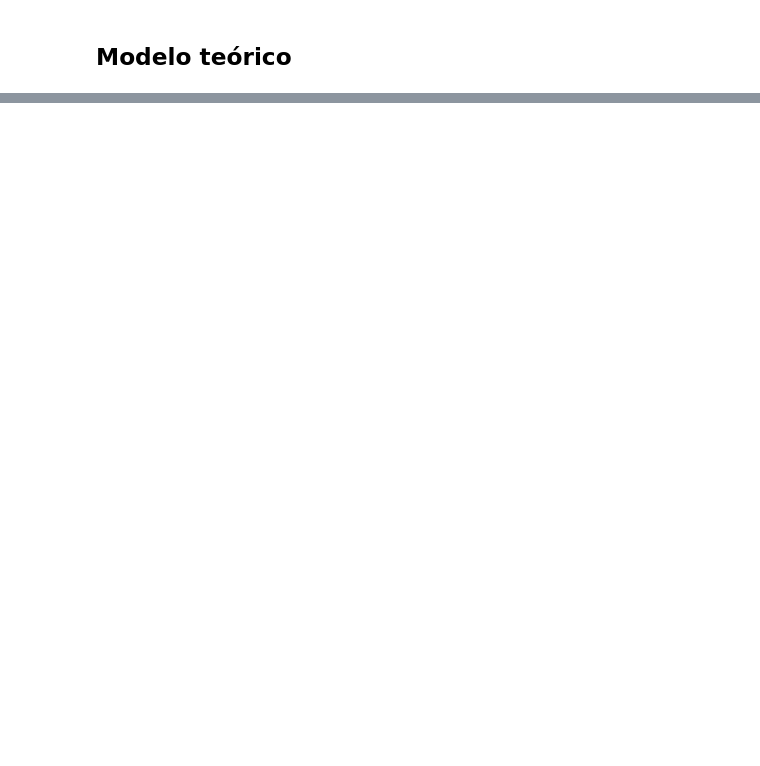
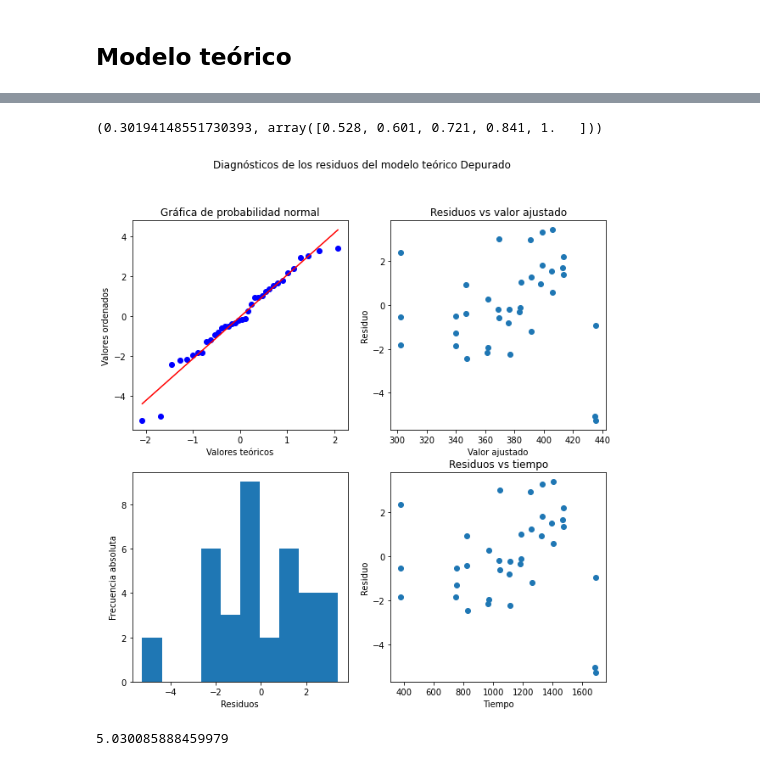
Before and after one commit to plasmallan/an-lisis_procesos_ii, a Jupyter notebook: Proyecto Grupal/Grupo 3 - Proyecto Grupal.ipynb, the cells around one changed output, grey strips where cells are left out. Cells and saved outputs as stored; diff of their text form; code cells hidden in the pictures; blank space fills up the shorter version.

```diff
--- a/Proyecto Grupal/Grupo 3 - Proyecto Grupal.ipynb
+++ b/Proyecto Grupal/Grupo 3 - Proyecto Grupal.ipynb
@@ -554,0 +574,30 @@ array([[   5.  ,  458.  ,  318.95],
+# %%
+anderson(residuosTeórico,dist='norm').statistic,anderson(residuosTeórico,dist='norm').critical_values
+# %% [output]
+(0.30194148551730393, array([0.528, 0.601, 0.721, 0.841, 1.   ]))
+# %%
+fig4,((ax1,ax2),(ax3,ax4))=plt.subplots(2,2,figsize=(10,10))
+stats.probplot(residuosTeórico,dist='norm',plot=ax1)
+ax1.set_title('Gráfica de probabilidad normal')
+ax1.set_xlabel('Valores teóricos')
+ax1.set_ylabel('Valores ordenados')
+ax2.scatter(ajusT,residuosTeórico)
+ax2.set_title('Residuos vs valor ajustado')
+ax2.set_ylabel('Residuo')
+ax2.set_xlabel('Valor ajustado')
+ax3.hist(residuosTeórico)
+ax3.set_xlabel('Residuos')
+ax3.set_ylabel('Frecuencia absoluta')
+ax4.scatter(depurado[:,1],residuosTeórico)
+ax4.set_title('Residuos vs tiempo')
+ax4.set_ylabel('Residuo')
+ax4.set_xlabel('Tiempo')
+fig4.suptitle('Diagnósticos de los residuos del modelo teórico Depurado')
+plt.savefig('DiagnósticoTeóricoCorridasDepurado.png')
+plt.show()
+# %% [output]
+[figure, added]
+# %%
+residuosTeórico.std()**2*(3*len(depurado)/3-6)/5**2
+# %% [output]
+5.030085888459979
```
Also changed, not shown: parts of 45 cells of this notebook, 4 other files.
